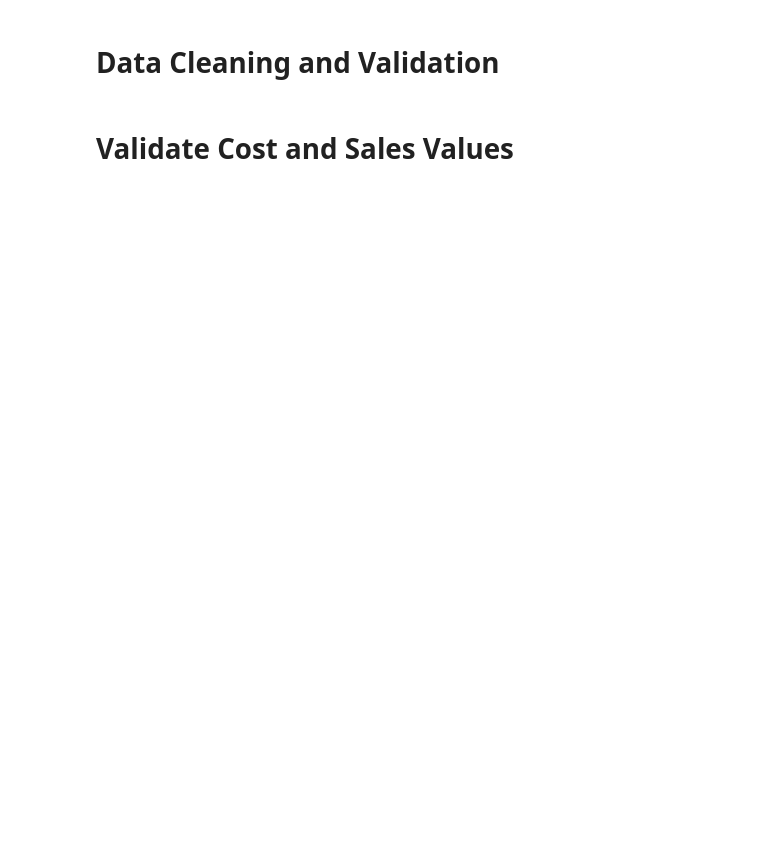
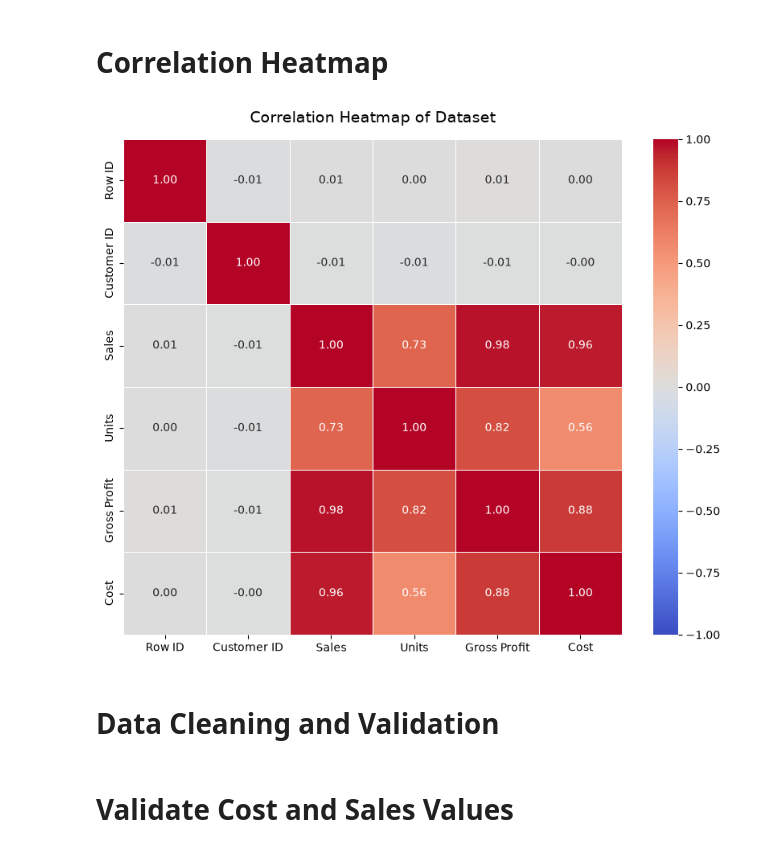
Before and after one commit to MadhavSuneja/profitability_analysis, a Jupyter notebook: Margin_Performance_Analysis.ipynb, the cells around one changed output. Cells and saved outputs as stored; diff of their text form; code cells hidden in the pictures; blank space fills up the shorter version.

```diff
--- a/Margin_Performance_Analysis.ipynb
+++ b/Margin_Performance_Analysis.ipynb
@@ -13,3 +37,32 @@ Data.head()
+# %% [markdown]
+# Correlation Heatmap
+# %%
+import matplotlib.pyplot as plt
+import seaborn as sns
+
+# 1. Calculate the correlation matrix from your existing 'data' variable
+corr_matrix = Data.select_dtypes(include=["number"]).corr()
+
+# 2. Set the figure size
+plt.figure(figsize=(10, 8))
+
+# 3. Plot the heatmap
+sns.heatmap(
+    corr_matrix,
+    annot=True,  # Shows the correlation numbers
+    cmap="coolwarm",  # Red for positive, blue for negative correlation
+    vmin=-1,
+    vmax=1,  # Standard correlation limits
+    center=0,
+    fmt=".2f",  # Rounds numbers to 2 decimal places
+    linewidths=0.5,
+)
+
+# 4. Display the plot
+plt.title("Correlation Heatmap of Dataset", fontsize=14, pad=15)
+plt.show()
+# %% [output]
+[figure, added]
 # %% [markdown]
 # Data Cleaning and Validation
 # %% [markdown]
```
Also changed, not shown: parts of 9 cells of this notebook, 9 other files.
